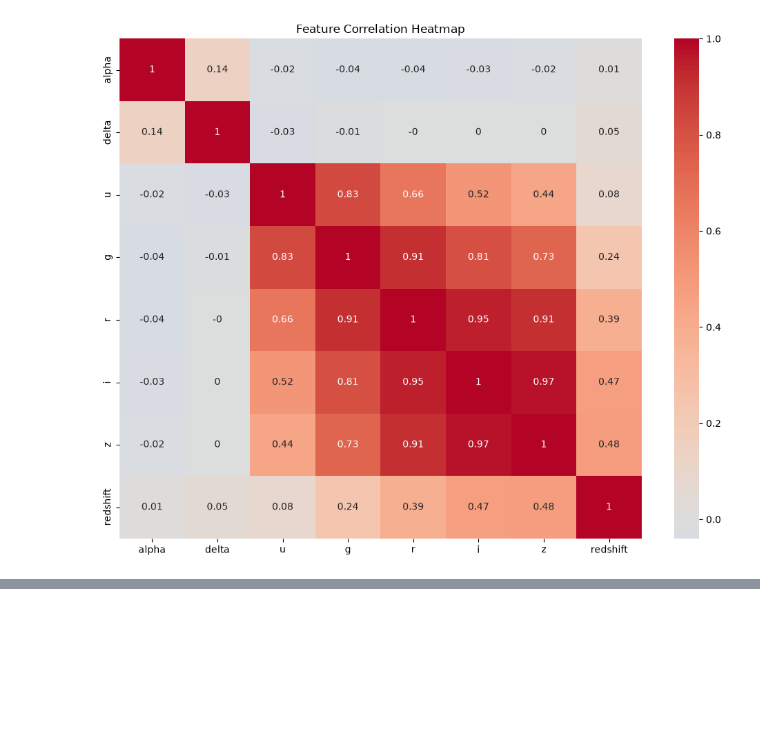
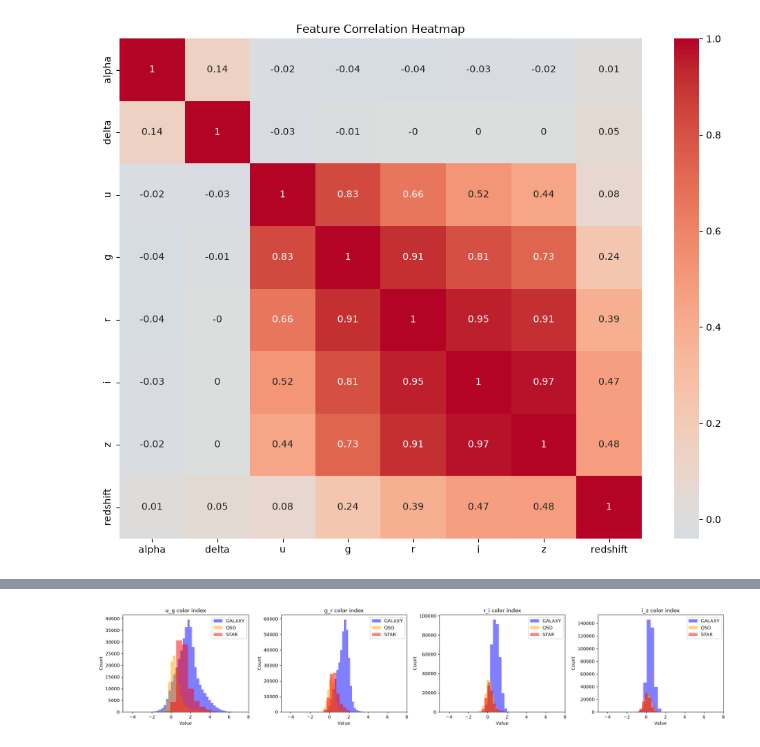
Before and after one commit to Rohak-Thakur/Kaggle-Stellar-Classification, a Jupyter notebook: notebooks/EDA.ipynb, the cells around one changed output, grey strips where cells are left out. Saved outputs shown, nothing was run; the diff lists cells and outputs as text; code cells hidden in the pictures; blank space fills up the shorter version.

```diff
--- a/notebooks/EDA.ipynb
+++ b/notebooks/EDA.ipynb
@@ -325,0 +341,18 @@ plt.show()
+# %%
+# Redshift distribution by class
+fig, axes = plt.subplots(1, 3, figsize=(15, 4))
+
+for ax, cls in zip(axes, ['GALAXY', 'QSO', 'STAR']):
+    data = train[train['class'] == cls]['redshift']
+    ax.hist(data, bins=50, edgecolor='black', alpha=0.7)
+    ax.set_title(f'{cls} Redshift Distribution')
+    ax.set_xlabel('Redshift')
+    ax.set_ylabel('Count')
+    ax.axvline(data.median(), color='red',
+               linestyle='--',
+               label=f'Median: {data.median():.3f}')
+    ax.legend()
+
+plt.tight_layout()
+plt.savefig('../outputs/redshift_distribution.png', dpi=150)
+plt.show()
@@ -325,0 +361,21 @@ plt.show()
+# %%
+color_indices = ['u_g', 'g_r', 'r_i', 'i_z']
+fig, axes = plt.subplots(1, 4, figsize=(20, 4))
+
+for ax, idx in zip(axes, color_indices):
+    for cls, color in zip(['GALAXY', 'QSO', 'STAR'],
+                          ['blue', 'orange', 'red']):
+        data = train[train['class'] == cls][idx]
+        ax.hist(data, bins=50, alpha=0.5,
+                color=color, label=cls, edgecolor='none')
+    ax.set_title(f'{idx} color index')
+    ax.set_xlabel('Value')
+    ax.set_ylabel('Count')
+    ax.legend()
+    ax.set_xlim(-5, 8)
+
+plt.tight_layout()
+plt.savefig('../outputs/color_indices.png', dpi=150)
+plt.show()
+# %% [output]
+[figure, added]
```
Also changed, not shown: parts of 3 cells of this notebook.
